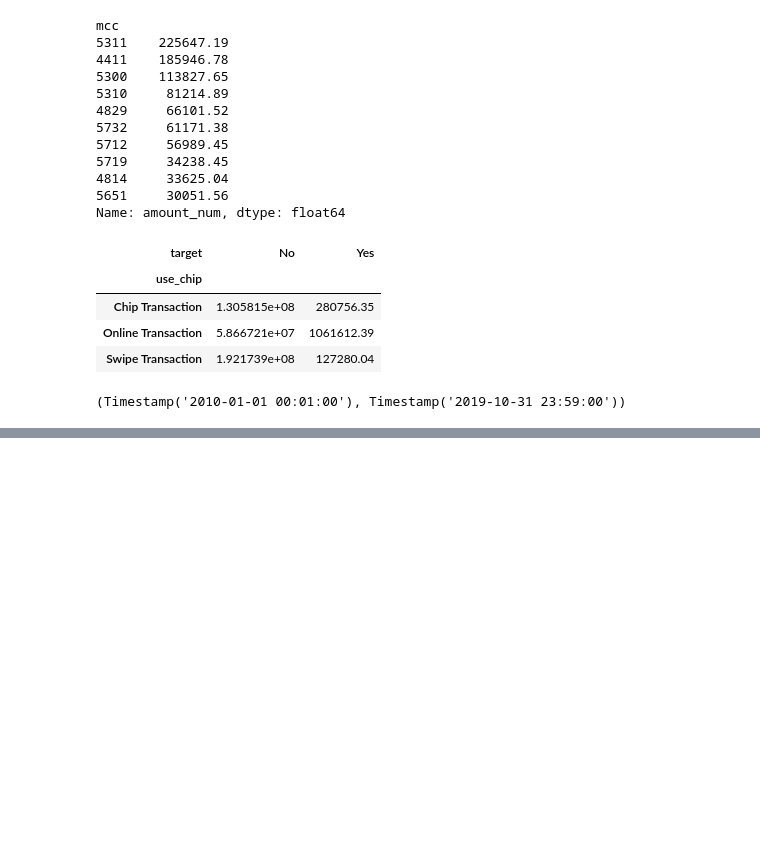
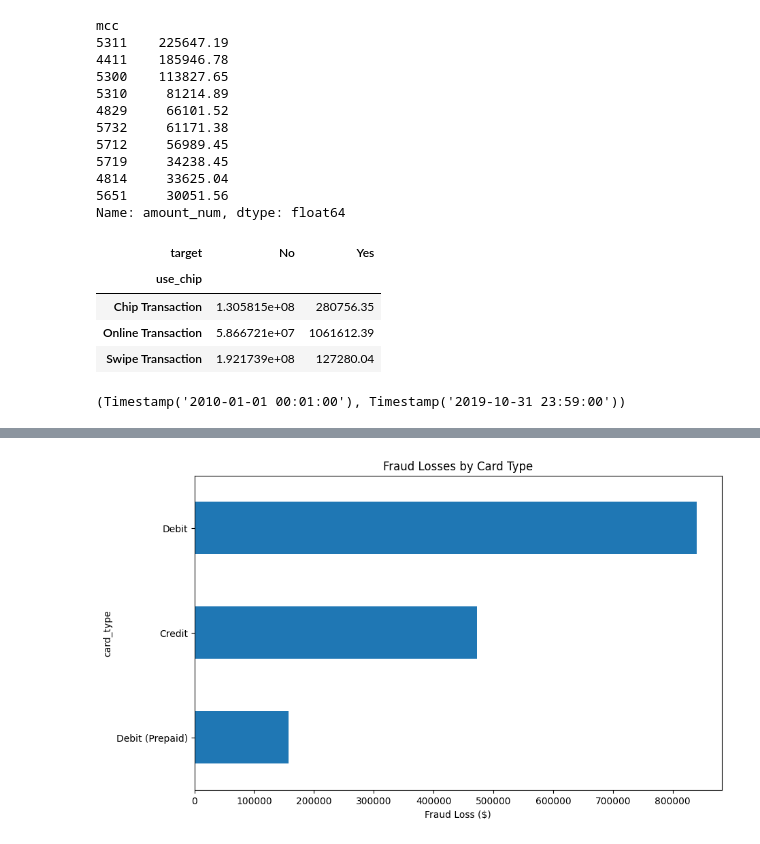
Before and after one commit to mariusguenterlang/M5-Forecasting, a Jupyter notebook: notebooks/eda.ipynb, the cells around one changed output, grey strips where cells are left out. Cells and saved outputs as stored; diff of their text form; code cells hidden in the pictures; blank space fills up the shorter version.

```diff
--- a/notebooks/eda.ipynb
+++ b/notebooks/eda.ipynb
@@ -359,0 +390,11 @@ df['date'].min(), df['date'].max()
+# %%
+fraud.groupby('card_type')['amount_num'] \
+     .sum() \
+     .sort_values() \
+     .plot(kind='barh', figsize=(10,6))
+
+plt.title('Fraud Losses by Card Type')
+plt.xlabel('Fraud Loss ($)')
+plt.show()
+# %% [output]
+[figure, added]
```
Also changed, not shown: parts of 8 cells of this notebook.
